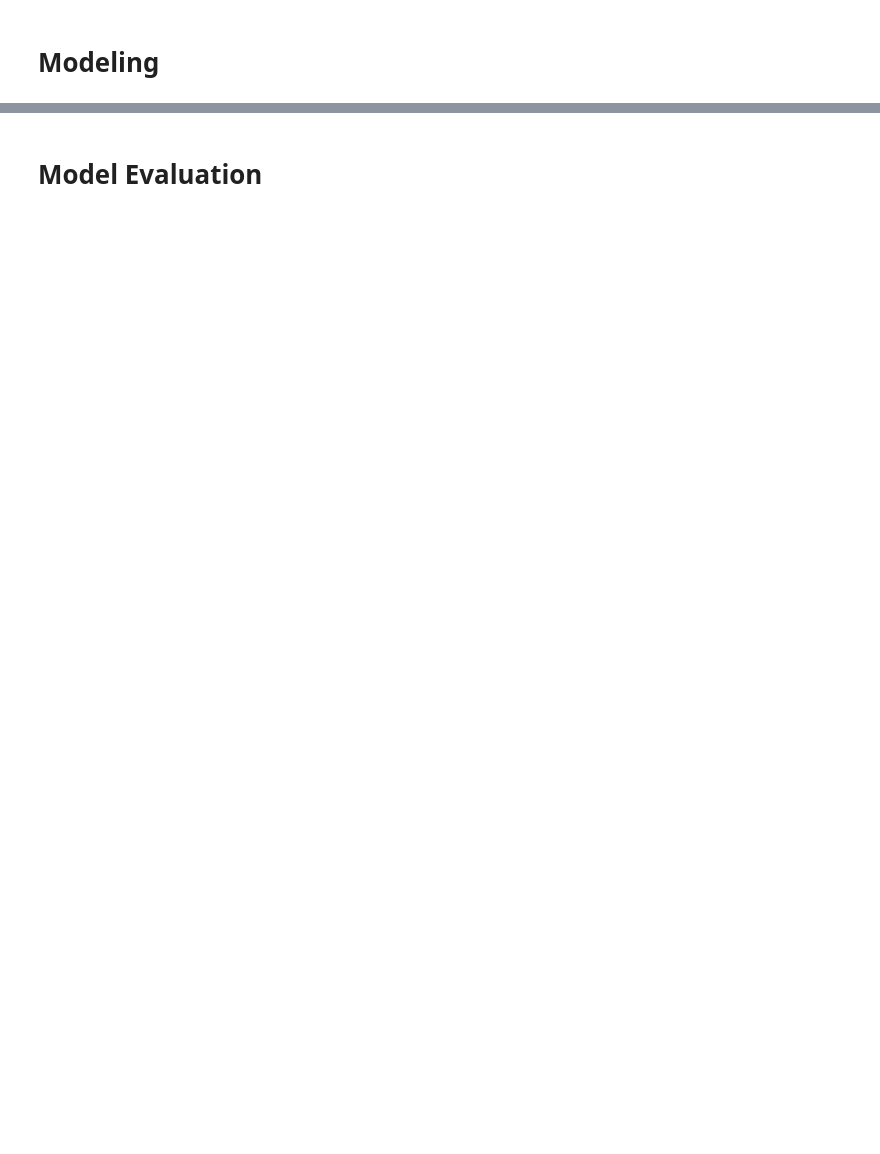
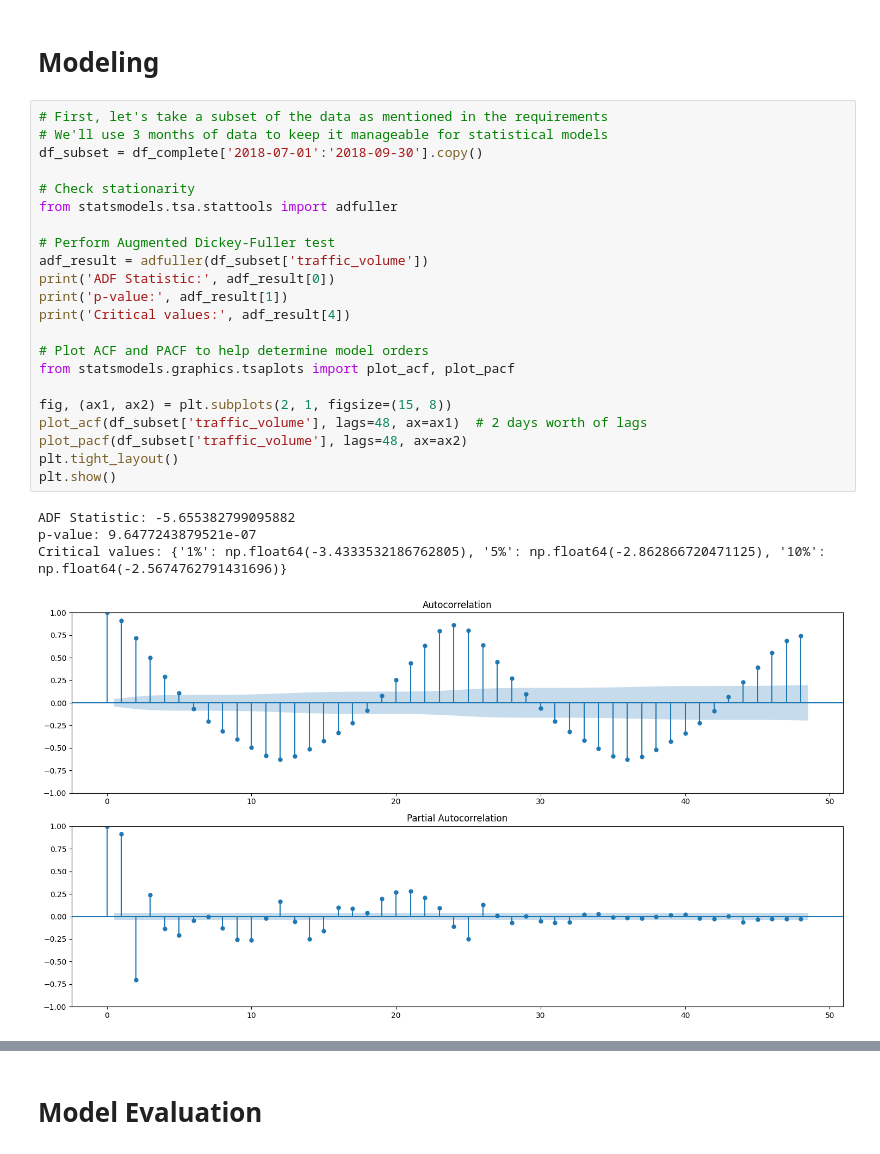
Before and after one commit to nandohos/mindd, a Jupyter notebook: TP2/TP2.ipynb, the cells around one changed output, grey strips where cells are left out. Cells and saved outputs as stored; diff of their text form; blank space fills up the shorter version.

```diff
--- a/TP2/TP2.ipynb
+++ b/TP2/TP2.ipynb
@@ -418,2 +473,29 @@ sns.heatmap(df_complete[['traffic_volume', 'temp', 'rain_1h', 'clouds_all']].cor
 # %% [markdown]
 # Modeling
+# %%
+# First, let's take a subset of the data as mentioned in the requirements
+# We'll use 3 months of data to keep it manageable for statistical models
+df_subset = df_complete['2018-07-01':'2018-09-30'].copy()
+
+# Check stationarity
+from statsmodels.tsa.stattools import adfuller
+
+# Perform Augmented Dickey-Fuller test
+adf_result = adfuller(df_subset['traffic_volume'])
+print('ADF Statistic:', adf_result[0])
+print('p-value:', adf_result[1])
+print('Critical values:', adf_result[4])
+
+# Plot ACF and PACF to help determine model orders
+from statsmodels.graphics.tsaplots import plot_acf, plot_pacf
+
+fig, (ax1, ax2) = plt.subplots(2, 1, figsize=(15, 8))
+plot_acf(df_subset['traffic_volume'], lags=48, ax=ax1)  # 2 days worth of lags
+plot_pacf(df_subset['traffic_volume'], lags=48, ax=ax2)
+plt.tight_layout()
+plt.show()
+# %% [output]
+ADF Statistic: -5.655382799095882
+p-value: 9.6477243879521e-07
+Critical values: {'1%': np.float64(-3.4333532186762805), '5%': np.float64(-2.862866720471125), '10%': np.float64(-2.5674762791431696)}
+[figure, added]
```
Also changed, not shown: parts of 14 cells of this notebook.
